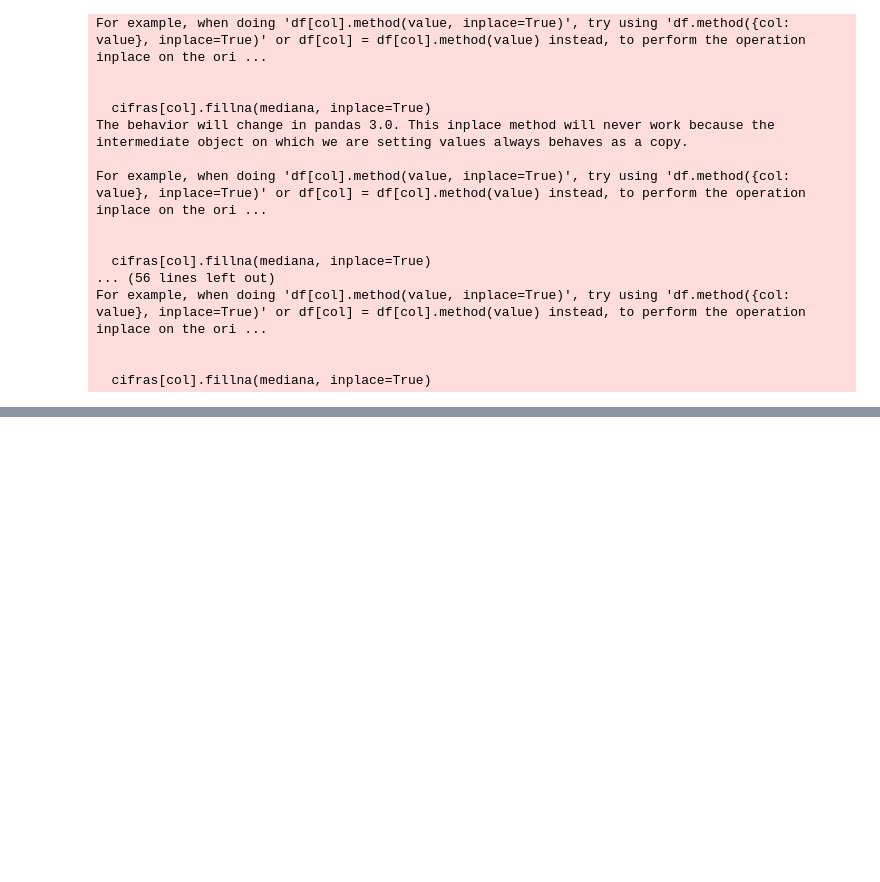
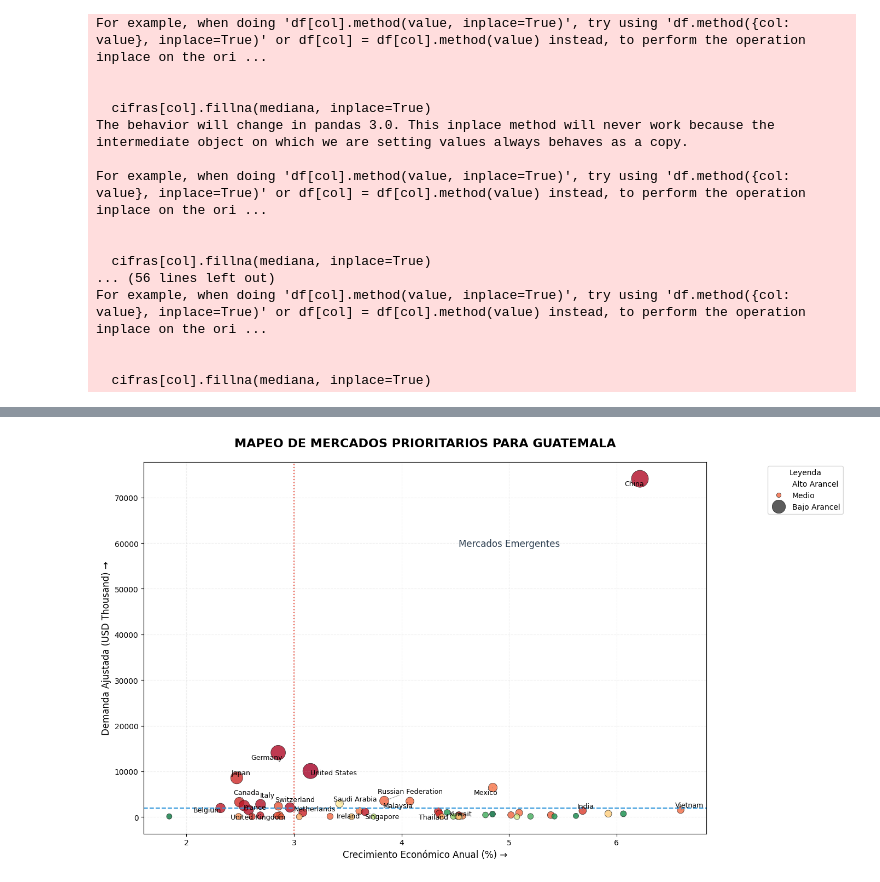
Before and after one commit to angosoto/Proyecto-Final-Data-Science-, a Jupyter notebook: Modificacion de datos.ipynb, the cells around one changed output, grey strips where cells are left out. Cells and saved outputs as stored; diff of their text form; code cells hidden in the pictures; blank space fills up the shorter version.

```diff
--- a/Modificacion de datos.ipynb
+++ b/Modificacion de datos.ipynb
@@ -507,0 +597,4 @@ For example, when doing 'df[col].method(value, inplace=True)', try using 'df.met
+# %%
+cifras_imputadas = pd.read_csv('cifras_imputadas.csv')
+# %%
+cifras_imputadas['TLC_Con_GT'] = cifras_imputadas['Partner Name'].apply(lambda x: 1 if x in TLC else 0)
@@ -507,0 +605,6 @@ For example, when doing 'df[col].method(value, inplace=True)', try using 'df.met
+# %%
+cifras_imputadas['Arancel_Especifico_GT'] = np.where(
+    cifras_imputadas['Partner Name'].isin(TLC),
+    cifras_imputadas['AHS MaxRate (%)'] * 0.8,  # Descuento del 20% si hay TLC
+    cifras_imputadas['AHS MaxRate (%)'] * 1.2    # Penalización del 20% si no hay TLC
+)
@@ -507,0 +702,73 @@ For example, when doing 'df[col].method(value, inplace=True)', try using 'df.met
+# %%
+import matplotlib.pyplot as plt
+import seaborn as sns
+from adjustText import adjust_text  # Para evitar solapamiento de etiquetas
+
+cifras_agrupadas = cifras_imputadas.groupby('Partner Name').agg({
+    'Demanda_Ajustada': 'max',
+    'AHS MaxRate (%)': 'mean',
+    'Mercado_Atractivo': 'max',
+    'Share_Total_Ponderado': 'mean',
+    'Country Growth (%)': 'mean'
+}).reset_index()
+
+
+paises_relevantes = cifras_agrupadas.nlargest(int(len(cifras_agrupadas)*0.3), 'Demanda_Ajustada')
+plt.figure(figsize=(14, 8))
+
+scatter = sns.scatterplot(
+    data=paises_relevantes,
+    x='Country Growth (%)',  # Crecimiento económico en X
+    y='Demanda_Ajustada',    # Demanda en Y
+    size='Share_Total_Ponderado',
+    sizes=(50, 500),         # Tamaño proporcional a importancia
+    hue='AHS MaxRate (%)',   # Color por arancel
+    palette='RdYlGn_r',      # Rojo (alto arancel) -> Verde (bajo arancel)
+    alpha=0.8,
+    edgecolor='black',
+    linewidth=0.5
+)
+
+# Personalización
+plt.title('MAPEO DE MERCADOS PRIORITARIOS PARA GUATEMALA', pad=20, fontsize=16, fontweight='bold')
+plt.xlabel('Crecimiento Económico Anual (%) →', fontsize=12)
+plt.ylabel('Demanda Ajustada (USD Thousand) →', fontsize=12)
+plt.axhline(y=paises_relevantes['Demanda_Ajustada'].quantile(0.75),
+            color='#3498db', linestyle='--', label='Demanda Alta (P75)')
+plt.axvline(x=3, color='#e74c3c', linestyle=':', label='Crecimiento Mínimo (3%)')
+
+
+texts = []
+for _, row in paises_relevantes.iterrows():
+    if row['Demanda_Ajustada'] > paises_relevantes['Demanda_Ajustada'].quantile(0.6) or \
+       row['AHS MaxRate (%)'] < 20:
+        texts.append(plt.text(
+            x=row['Country Growth (%)'],
+            y=row['Demanda_Ajustada'],
+            s=row['Partner Name'],
+            fontsize=9,
+            ha='center',
+            va='center'
+        ))
+adjust_text(texts, arrowprops=dict(arrowstyle='-', color='gray', lw=0.5))
+
+
+handles, labels = scatter.get_legend_handles_labels()
+plt.legend(
+    handles=[handles[0], handles[5], handles[10]],  # Ejemplo de selección
+    labels=['Alto Arancel', 'Medio', 'Bajo Arancel', 'Tamaño: Interés GT'],
+    bbox_to_anchor=(1.25, 1),
+    title='Leyenda'
+)
+
+
+plt.annotate('Mercados Emergentes', xy=(5, paises_relevantes['Demanda_Ajustada'].max()*0.8),
+             ha='center', fontsize=12, color='#2c3e50')
+plt.annotate('Mercados Consolidados', xy=(1.5, paises_relevantes['Demanda_Ajustada'].max()*0.8),
+             ha='center', fontsize=12, color='#2c3e50')
+
+plt.grid(True, linestyle='--', alpha=0.2)
+plt.tight_layout()
+plt.show()
+# %% [output]
+[figure, added]
```
Also changed, not shown: parts of 16 cells of this notebook, 1 other file.
